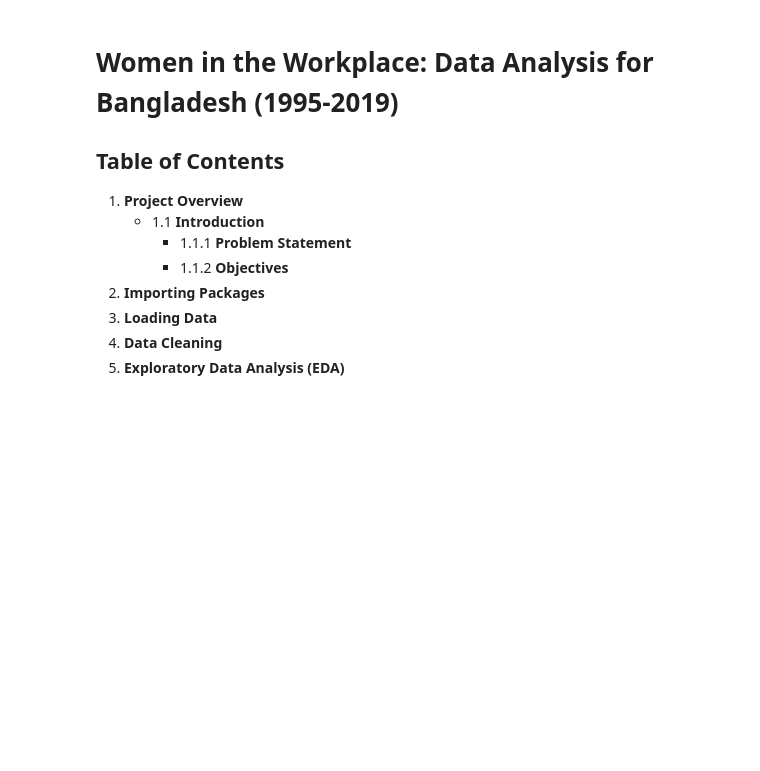
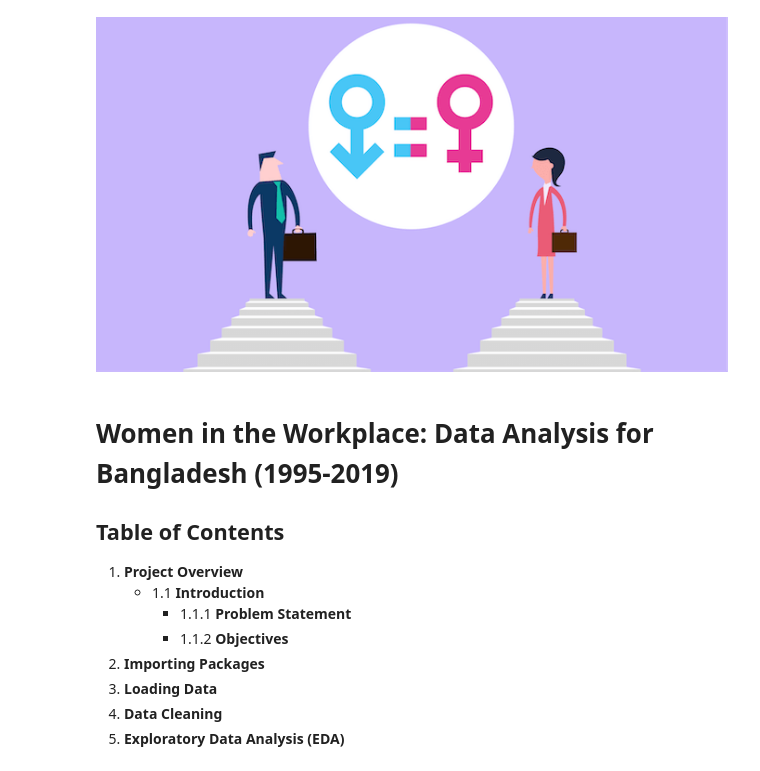
Before and after one commit to ThobMvuni/Female-Employment-vs-Socioeconimic-Factors, a Jupyter notebook: women_workplace_analysis.ipynb, the cells around one changed output. Drawn from its saved outputs; the diff is of its cells as text; code cells hidden in the pictures; blank space fills up the shorter version.

```diff
--- a/women_workplace_analysis.ipynb
+++ b/women_workplace_analysis.ipynb
@@ -1,3 +1,8 @@
+# %%
+from IPython.display import Image, display
+display(Image(filename='women-in-the-workplace.png', width="800"))
+# %% [output]
+[figure, added]
 # %% [markdown]
 # Women in the Workplace: Data Analysis for Bangladesh (1995-2019)
 
```
Also changed, not shown: parts of 24 cells of this notebook, 6 other files.
